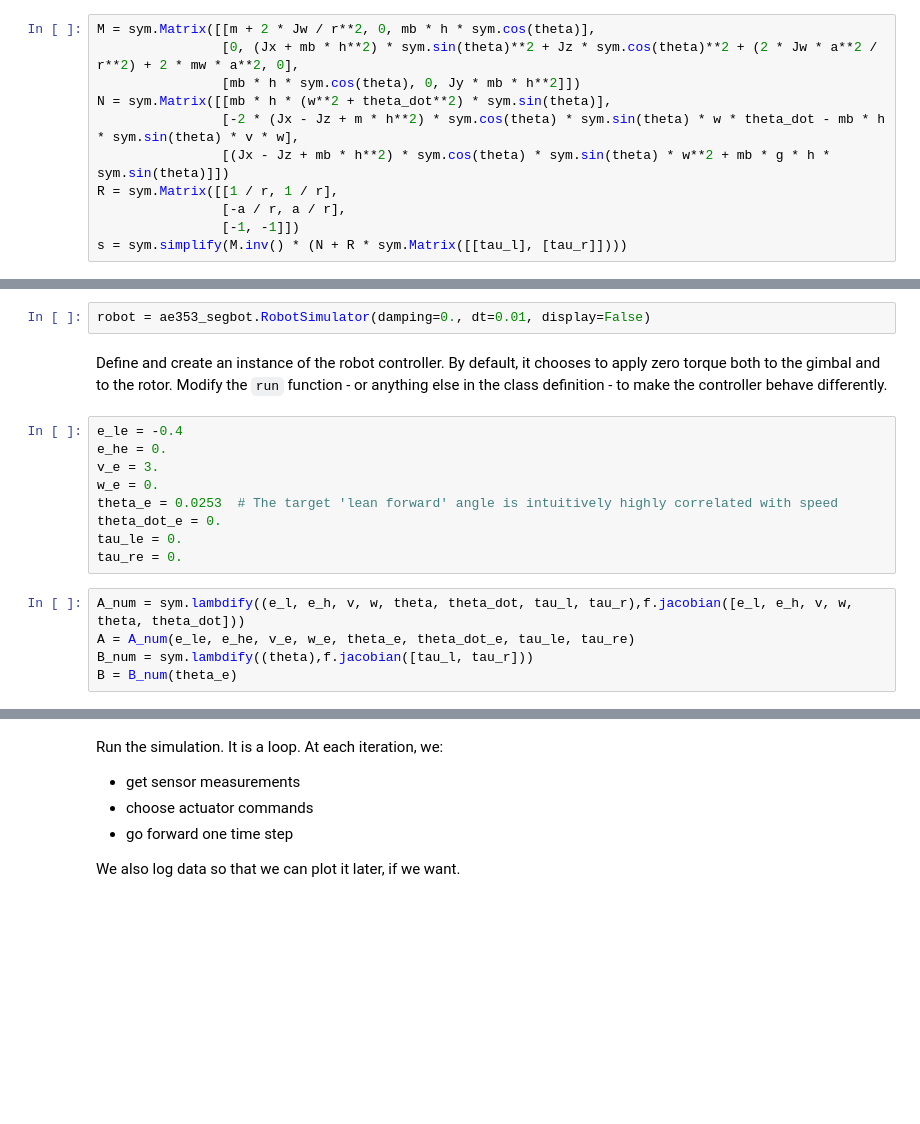
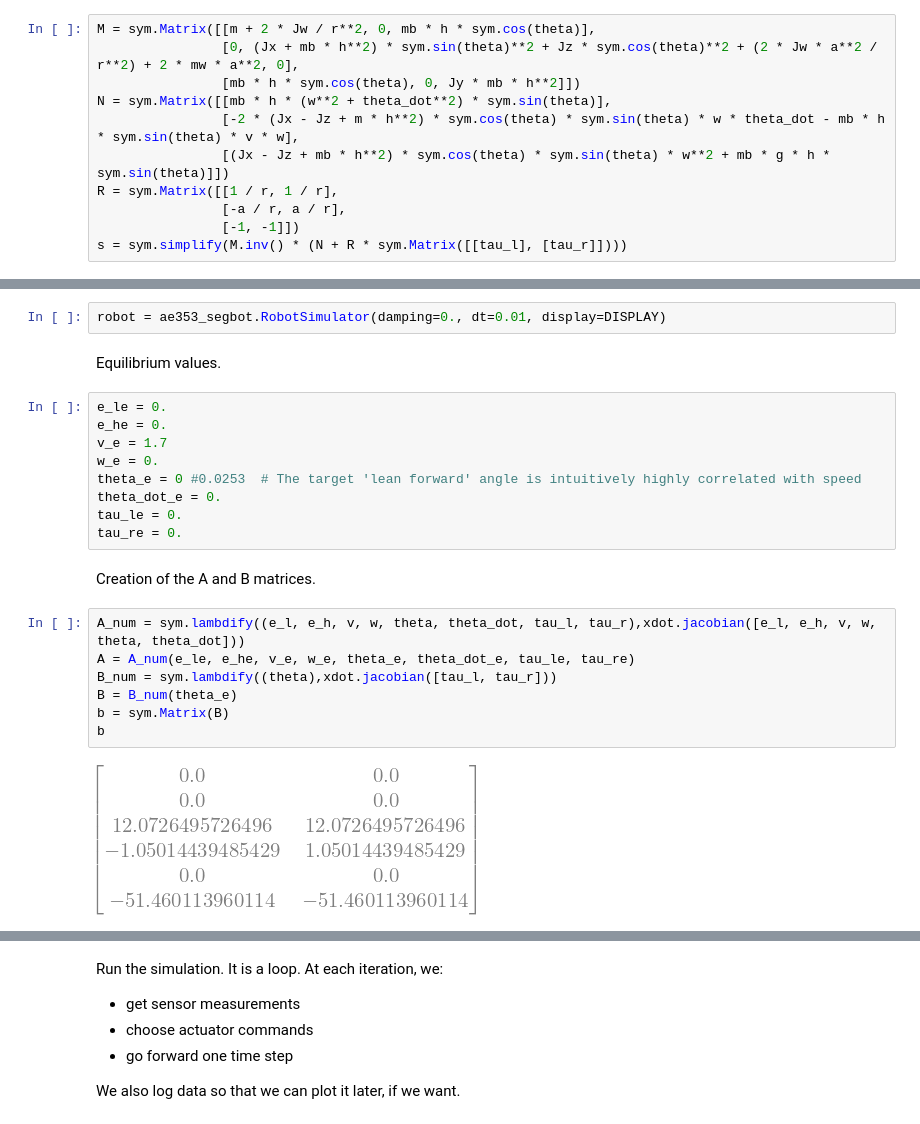
Before and after one commit to ScottaBout/ae353-sp21, a Jupyter notebook: projects/02_code/GenerateResults.ipynb, the cells around one changed output, grey strips where cells are left out. Drawn from its saved outputs; the diff is of its cells as text; blank space fills up the shorter version.

```diff
--- a/projects/02_code/GenerateResults.ipynb
+++ b/projects/02_code/GenerateResults.ipynb
@@ -132,18 +142,24 @@ f = sym.Matrix([[v*sym.sin(e_h)],
 # %%
-robot = ae353_segbot.RobotSimulator(damping=0., dt=0.01, display=False)
+robot = ae353_segbot.RobotSimulator(damping=0., dt=0.01, display=DISPLAY)
-# %% [markdown]
-Define and create an instance of the robot controller. By default, it chooses to apply zero torque both to the gimbal and to the rotor. Modify the `run` function - or anything else in the class definition - to make the controller behave differently.
+# %% [markdown]
+Equilibrium values.
 # %%
-e_le = -0.4
+e_le = 0.
 e_he = 0.
-v_e = 3.
+v_e = 1.7
 w_e = 0.
-theta_e = 0.0253  # The target 'lean forward' angle is intuitively highly correlated with speed
+theta_e = 0 #0.0253  # The target 'lean forward' angle is intuitively highly correlated with speed
 theta_dot_e = 0.
 tau_le = 0.
 tau_re = 0.
+# %% [markdown]
+Creation of the A and B matrices.
 # %%
-A_num = sym.lambdify((e_l, e_h, v, w, theta, theta_dot, tau_l, tau_r),f.jacobian([e_l, e_h, v, w, theta, theta_dot]))
+A_num = sym.lambdify((e_l, e_h, v, w, theta, theta_dot, tau_l, tau_r),xdot.jacobian([e_l, e_h, v, w, theta, theta_dot]))
 A = A_num(e_le, e_he, v_e, w_e, theta_e, theta_dot_e, tau_le, tau_re)
-B_num = sym.lambdify((theta),f.jacobian([tau_l, tau_r]))
+B_num = sym.lambdify((theta),xdot.jacobian([tau_l, tau_r]))
 B = B_num(theta_e)
+b = sym.Matrix(B)
+b
+# %% [output]
+[figure, added]
```
Also changed, not shown: parts of 19 cells of this notebook, 8 other files.
